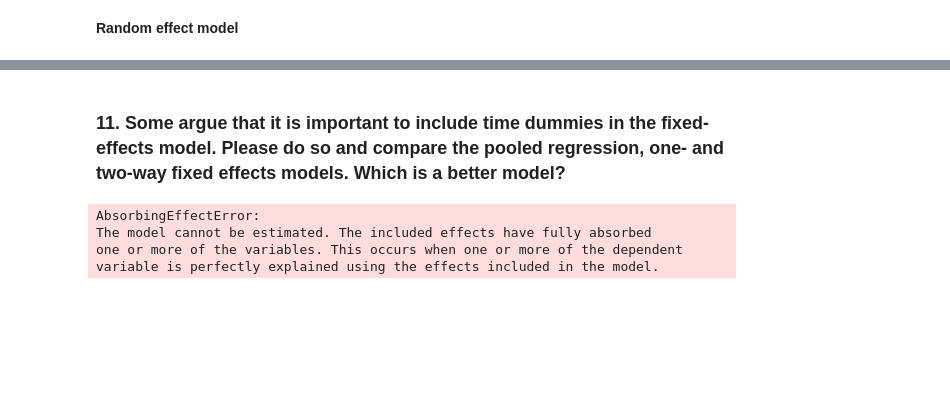
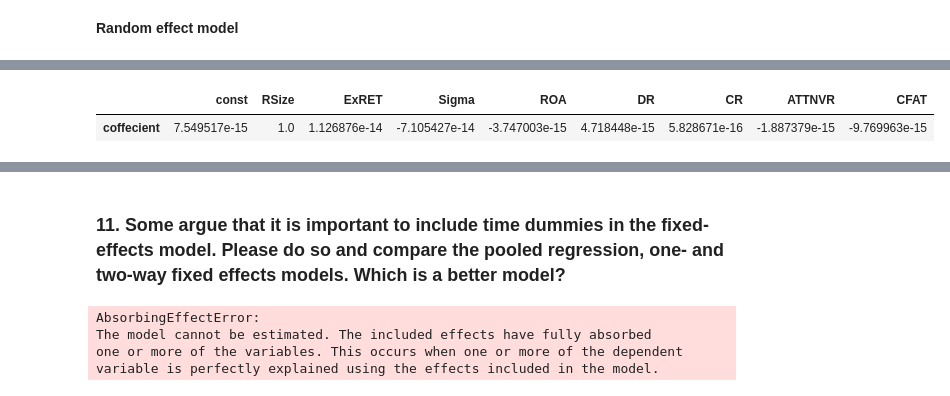
Before and after one commit to Andy-Liu66/2018NCCU-Econometrics, a Jupyter notebook: Homework 3/Homework 3.ipynb, the cells around one changed output, grey strips where cells are left out. Saved outputs shown, nothing was run; the diff lists cells and outputs as text; code cells hidden in the pictures; blank space fills up the shorter version.

```diff
--- a/Homework 3/Homework 3.ipynb
+++ b/Homework 3/Homework 3.ipynb
@@ -365,0 +463,13 @@ CFAT          -0.0540     0.0193    -2.7989     0.0051     -0.0917     -0.0162
+# %%
+YY = data['RSize']
+XX = data[['ExRET', 'Sigma', 'ROA', 'DR', 'CR', 'ATTNVR', 'CFAT']]
+
+XX = add_constant(X)
+# %%
+linear_probability_model_2 = OLS(YY, XX, missing="drop")
+linear_probability_model_2_result = linear_probability_model_2.fit()
+
+pd.DataFrame(linear_probability_model_2_result.params, columns=["coffecient"]).T
+# %% [output]
+|  | const | RSize | ExRET | Sigma | ROA | DR | CR | ATTNVR | CFAT |
+| coffecient | 7.549517e-15 | 1.0 | 1.126876e-14 | -7.105427e-14 | -3.747003e-15 | 4.718448e-15 | 5.828671e-16 | -1.887379e-15 | -9.769963e-15 |
```
Also changed, not shown: parts of 29 cells of this notebook.
